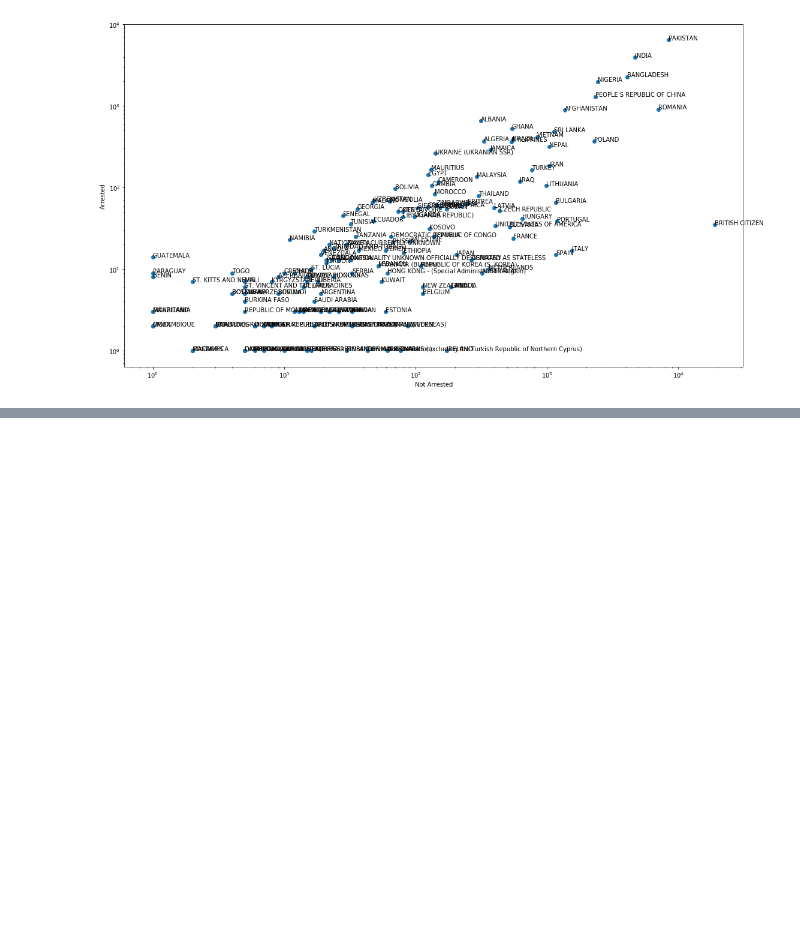
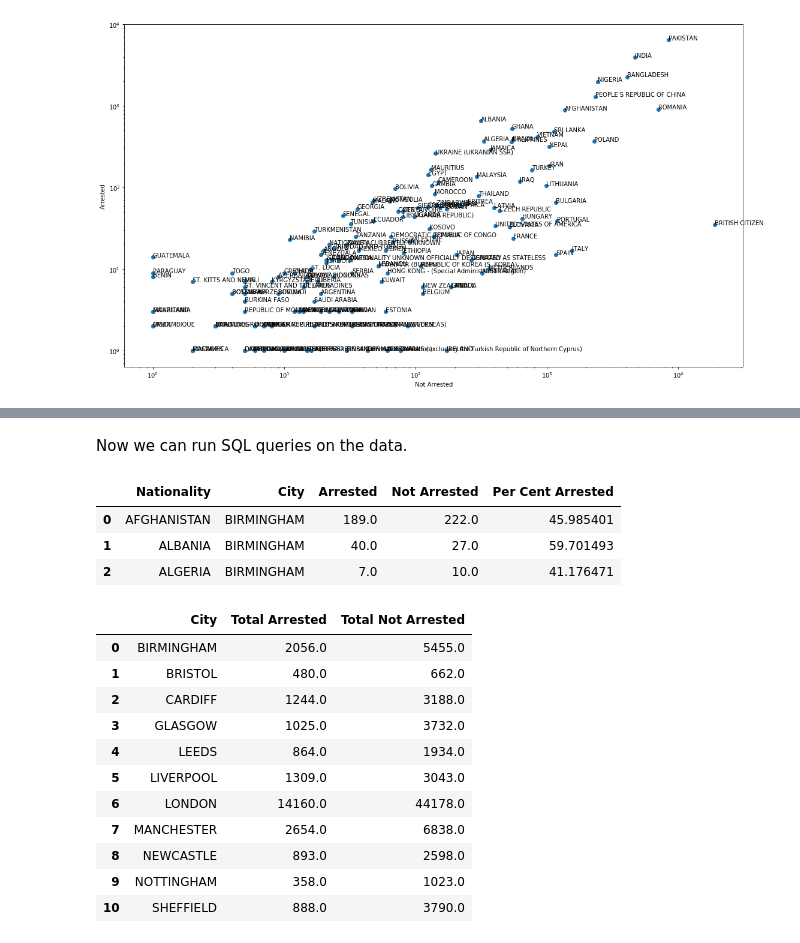
Before and after one commit to psychemedia/nbdemos, a Jupyter notebook: notebooks/UK Immigration Raids.ipynb, the cells around one changed output, grey strips where cells are left out. Cells and saved outputs as stored; diff of their text form; code cells hidden in the pictures; blank space fills up the shorter version.

```diff
--- a/notebooks/UK Immigration Raids.ipynb
+++ b/notebooks/UK Immigration Raids.ipynb
@@ -471,0 +501,42 @@ for i, txt in enumerate(df_bynationality.index):
+# %%
+dbname = '../db/immigration.db'
+
+conn = sqlite3.connect(dbname)
+# %%
+table = 'immigrationData'
+
+enc_merge_long.to_sql(table, conn, index=False)
+# %% [markdown]
+Now we can run SQL queries on the data.
+# %%
+q = 'SELECT * FROM {} LIMIT 3'.format(table)
+
+#Explicitly using suggested value of "immigrationData" for the table name
+#q = 'SELECT * FROM immigrationData LIMIT 3'
+
+pd.read_sql(q, conn)
+# %% [output]
+|  | Nationality | City | Arrested | Not Arrested | Per Cent Arrested |
+| 0 | AFGHANISTAN | BIRMINGHAM | 189.0 | 222.0 | 45.985401 |
+| 1 | ALBANIA | BIRMINGHAM | 40.0 | 27.0 | 59.701493 |
+| 2 | ALGERIA | BIRMINGHAM | 7.0 | 10.0 | 41.176471 |
+# %%
+q = '''
+SELECT City, SUM(Arrested) AS "Total Arrested",
+        SUM("Not Arrested") AS "Total Not Arrested"
+        FROM {} GROUP BY City
+'''.format(table)
+pd.read_sql(q, conn)
+# %% [output]
+|  | City | Total Arrested | Total Not Arrested |
+| 0 | BIRMINGHAM | 2056.0 | 5455.0 |
+| 1 | BRISTOL | 480.0 | 662.0 |
+| 2 | CARDIFF | 1244.0 | 3188.0 |
+| 3 | GLASGOW | 1025.0 | 3732.0 |
+| 4 | LEEDS | 864.0 | 1934.0 |
+| 5 | LIVERPOOL | 1309.0 | 3043.0 |
+| 6 | LONDON | 14160.0 | 44178.0 |
+| 7 | MANCHESTER | 2654.0 | 6838.0 |
+| 8 | NEWCASTLE | 893.0 | 2598.0 |
+| 9 | NOTTINGHAM | 358.0 | 1023.0 |
+| 10 | SHEFFIELD | 888.0 | 3790.0 |
```
Also changed, not shown: parts of 5 cells of this notebook.
